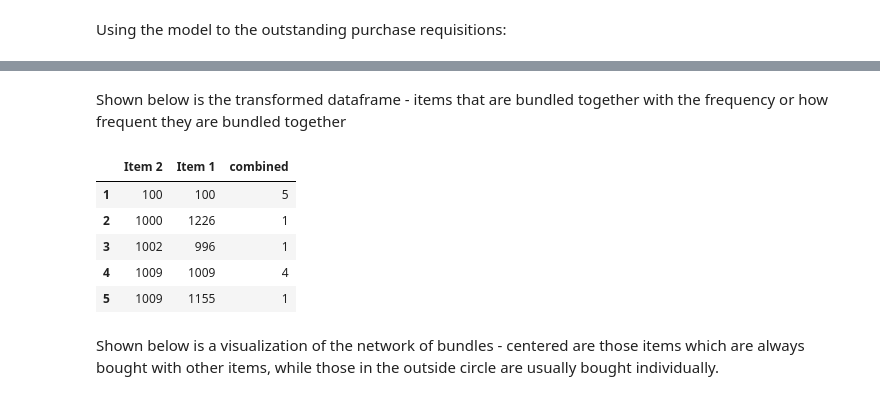
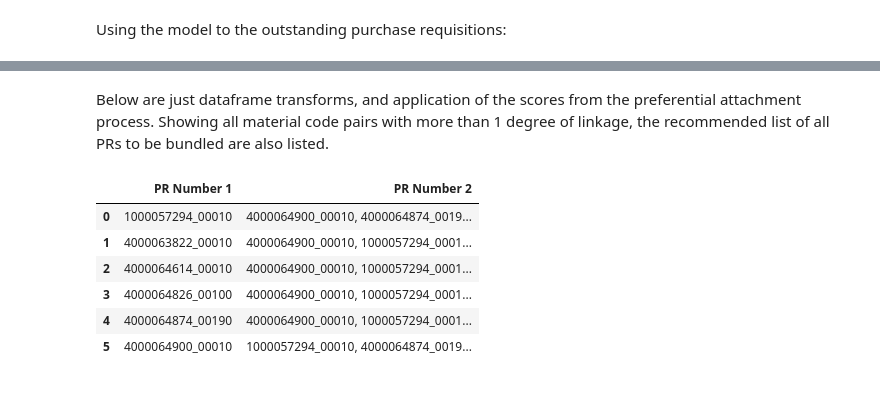
Before and after one commit to kesadilya/eskwelabs_assignments, a Jupyter notebook: Capstone_Project_Automation_of_Procurement_Decisions.ipynb, the cells around one changed output, grey strips where cells are left out. Drawn from its saved outputs; the diff is of its cells as text; code cells hidden in the pictures.

```diff
--- a/Capstone_Project_Automation_of_Procurement_Decisions.ipynb
+++ b/Capstone_Project_Automation_of_Procurement_Decisions.ipynb
@@ -325,0 +342,9 @@ For the bundling suggestions to work - a network of historical bundles must firs
+# %%
+df_network_material4 = df_network_material2.head(500)
+G = nx.from_pandas_edgelist(df_network_material4, 'Item 2', 'Item 1',edge_attr = 'combined')
+# larger figure size
+plt.figure(3,figsize=(12, 12))
+pos = nx.random_layout(G)
+nx.draw_networkx(G, node_color='b')
+plt.show()
+plt.axis('off')
@@ -326,2 +397,39 @@ For the bundling suggestions to work - a network of historical bundles must firs
+# %% [markdown]
+Below are just dataframe transforms, and application of the scores from the preferential attachment process. Showing all material code pairs with more than 1 degree of linkage, the recommended list of all PRs to be bundled are also listed.
+# %%
+lst2 = []
+df_matcode_outpurch = df_out_purch
+df_matcode_outpurch = df_matcode_outpurch.dropna()
+df_matcode_outpurch = df_matcode_outpurch.reset_index()
+for i in range(len(df_matcode_outpurch)):
+  for j in range(len(df_matcode_outpurch)):
+    if df_matcode_outpurch['dim_po_material_code'][i] != df_matcode_outpurch['dim_po_material_code'][j]:
+      lst2.append([df_matcode_outpurch['dim_po_material_code'][i], df_matcode_outpurch['dim_po_material_code'][j], df_matcode_outpurch['id_pr_item'][i], df_matcode_outpurch['id_pr_item'][j]])
+df_network_outstanding = pd.DataFrame(lst2)
+df_network_outstanding.rename(columns={0:'Item 1', 1:'Item 2', 2:'PR Number 1', 3: 'PR Number 2'}, inplace=True)
+df_network_outstanding['Item 1'] = df_network_outstanding['Item 1'].astype(int).astype(str)
+df_network_outstanding['Item 2'] = df_network_outstanding['Item 2'].astype(int).astype(str)
+
+subset = df_network_outstanding[['Item 1', 'Item 2']]
+list2 = [tuple(x) for x in subset.values]
+predict_list = []
+prediction = preferential_attachment2(G, list2) #sample iterating over 2 mat codes
+for u, v, p in prediction:
+  predict_list.append(p)
+df_network_outstanding['link_predict'] = predict_list
+
+df_unique_mat_link = df_network_outstanding.drop_duplicates(['Item 1', 'Item 2'])
+df_unique_mat_link = df_unique_mat_link.loc[df_unique_mat_link['link_predict'] > 0]
+
+bundle_list = df_unique_mat_link.groupby('PR Number 1').agg({'PR Number 2' : lambda x: ', '.join(x)})
+bundle_list.reset_index()
+# %% [output]
+|  | PR Number 1 | PR Number 2 |
+| 0 | 1000057294_00010 | 4000064900_00010, 4000064874_0019... |
+| 1 | 4000063822_00010 | 4000064900_00010, 1000057294_0001... |
+| 2 | 4000064614_00010 | 4000064900_00010, 1000057294_0001... |
+| 3 | 4000064826_00100 | 4000064900_00010, 1000057294_0001... |
+| 4 | 4000064874_00190 | 4000064900_00010, 1000057294_0001... |
+| 5 | 4000064900_00010 | 1000057294_00010, 4000064874_0019... |
 # %%
 #creating a network of material descriptions
@@ -354,18 +445,0 @@ df_network_material = df_network_material.dropna()
-# %% [markdown]
-Shown below is the transformed dataframe - items that are bundled together with the frequency or how frequent they are bundled together
-# %%
-df_network_material['Item 1'] = df_network_material['Item 1'].astype(int).astype(str)
-df_network_material['Item 2'] = df_network_material['Item 2'].astype(int).astype(str)
-df_network_material2 = df_network_material.groupby(['Item 2','Item 1']).count()
-df_network_material2 = df_network_material2.reset_index()
-df_network_material2 = df_network_material2.iloc[1:, :]
-df_network_material2.head()
-# %% [output]
-|  | Item 2 | Item 1 | combined |
-| 1 | 100 | 100 | 5 |
-| 2 | 1000 | 1226 | 1 |
-| 3 | 1002 | 996 | 1 |
-| 4 | 1009 | 1009 | 4 |
-| 5 | 1009 | 1155 | 1 |
-# %% [markdown]
-Shown below is a visualization of the network of bundles - centered are those items which are always bought with other items, while those in the outside circle are usually bought individually.
```
Also changed, not shown: parts of 25 cells of this notebook.
